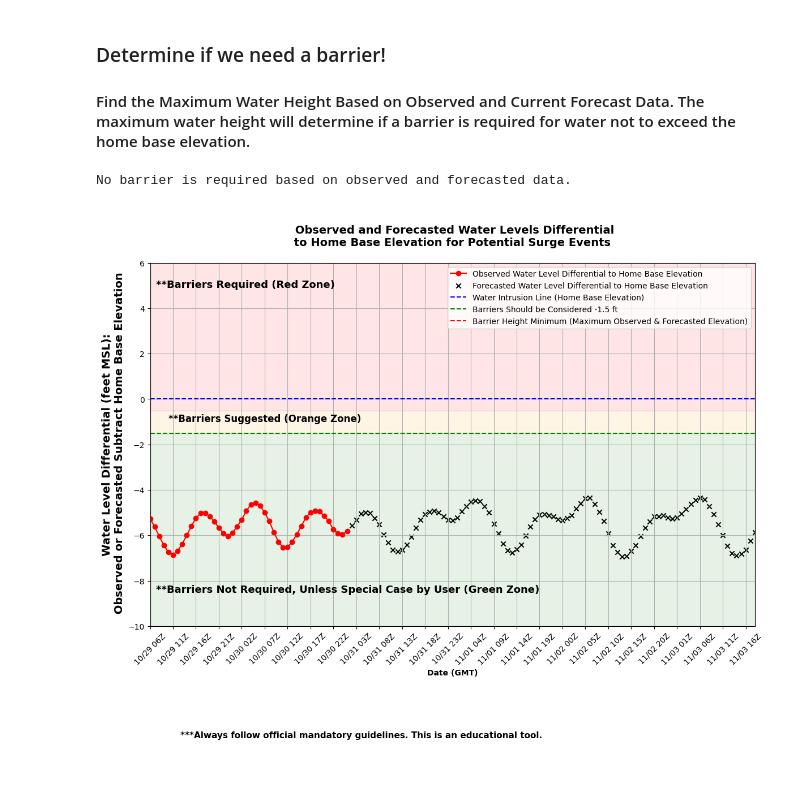
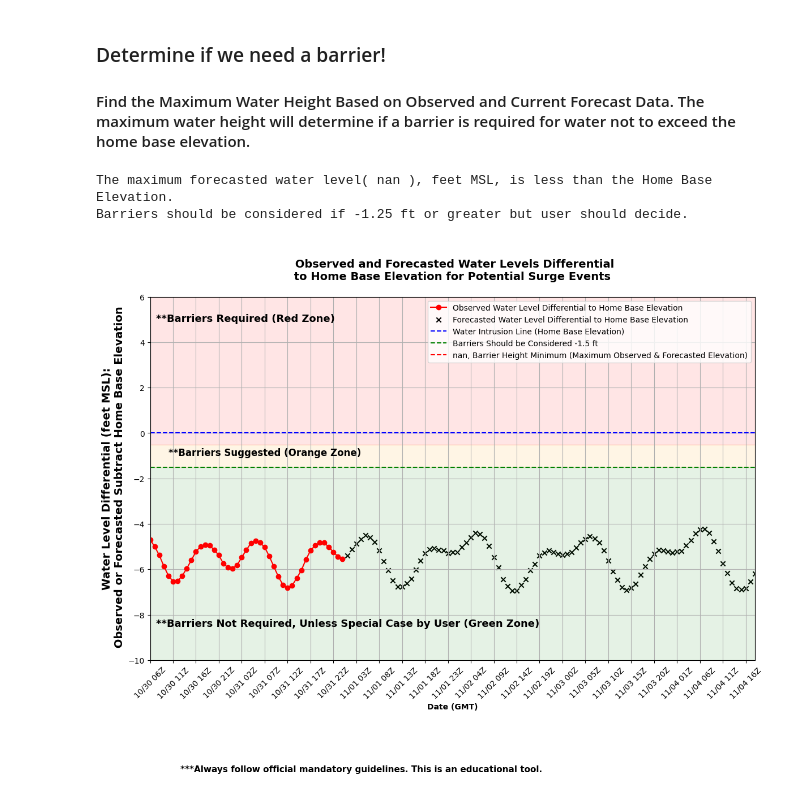
Before and after one commit to GriffsKode/griffskode.github.io, a Jupyter notebook: portfolio/flooding/barrier_height_retriever.ipynb, the cells around one changed output. Drawn from its saved outputs; the diff is of its cells as text; code cells hidden in the pictures.

```diff
--- a/portfolio/flooding/barrier_height_retriever.ipynb
+++ b/portfolio/flooding/barrier_height_retriever.ipynb
@@ -220,10 +220,12 @@ print(df)
 # %%
 barrierHeightReqMin = df['Barrier_HeightMin'].max()
 if barrierHeightReqMin > 0:
-    print('The maximum forecasted water height is:', barrierHeightReqMin, 'feet MSL')
-print('No barrier is required based on observed and forecasted data.')
+    print('The maximum forecasted water level(',barrierHeightReqMin.round(2),'),feet MSL, greater than the Home Base Elevation.')
+else:
+    print('The maximum forecasted water level(',barrierHeightReqMin.round(2),'), feet MSL, is less than the Home Base Elevation. \nBarriers should be considered if -1.25 ft or greater but user should decide.')
 # %% [output]
-No barrier is required based on observed and forecasted data.
+The maximum forecasted water level( nan ), feet MSL, is less than the Home Base Elevation.
+Barriers should be considered if -1.25 ft or greater but user should decide.
 # %%
 # Plot data on figure (x) vs (y)
 plt.figure(figsize=(12, 10))
@@ -238,7 +240,7 @@ plt.axhline(y=0, color='b', linestyle='--', label=f'Water Intrusion Line (Home B
 # Add a horizontal line at y = 0
 plt.axhline(y=-1.5, color='g', linestyle='--', label=f'Barriers Should be Considered -1.5 ft')
 # Add a horizontal line at y = 0
-plt.axhline(y=barrierHeightReqMax, color='r', linestyle='--', label=f'Barrier Height Minimum (Maximum Observed & Forecasted Elevation)')
+plt.axhline(y=barrierHeightReqMin, color='r', linestyle='--', label=f'{barrierHeightReqMin}, Barrier Height Minimum (Maximum Observed & Forecasted Elevation)')
 
 # Add fill between y = -5 and y = -1
 plt.fill_between(df['Date(GMT)'], -10, -1.5, color='green', alpha=0.1)
@@ -263,31 +265,31 @@ plt.gca().xaxis.set_major_locator(ticker.MaxNLocator(nbins=30))  # Limit to 6 x-
 
 # Rotate x-axis labels for better readability
 plt.xticks(rotation=45)
 
 # Adding the note above the legend
 plt.text(0.01, 0.94, "**Barriers Required (Red Zone)",
          ha='left', va='center', transform=plt.gca().transAxes, fontsize=13, color='black', fontweight='bold')
 
 # Adding the text "Barrier recommended" at the fifth date (index 4)
 plt.text(x=df['Date(GMT)'].iloc[25], y=-1, s="**Barriers Suggested (Orange Zone)", ha='center', fontsize=12, color='black', fontweight='bold')
 
 
 
 # Adding the note above the legend
 plt.text(0.01, 0.1, "**Barriers Not Required, Unless Special Case by User (Green Zone)",
          ha='left', va='center', transform=plt.gca().transAxes, fontsize=13, color='black', fontweight='bold')
 
 # Adding the note bottom left
 plt.text(0.05, -0.3, "***Always follow official mandatory guidelines. This is an educational tool.",
          ha='left', va='center', transform=plt.gca().transAxes, fontsize=11, color='black', fontweight='bold')
 
 # tight_layout to automatically adjust plotting parameters
 plt.tight_layout()
 
 # Save the plot as a JPEG file
 #plt.savefig("C:/KG_MobileFiles_2024/Python/sample_plot3.jpg", format='jpg')
 
 # Display the plot
 plt.show()
 # %% [output]
-[figure, old version]
+[figure, new version]
```
Also changed, not shown: parts of 6 cells of this notebook, 2 other files.
